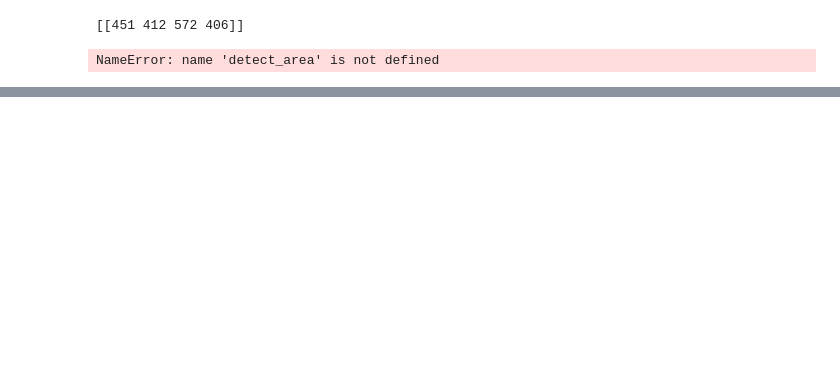
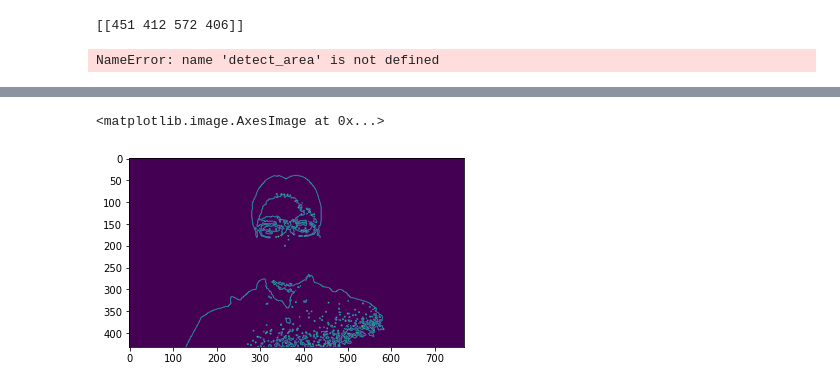
Before and after one commit to ess4536/miso-app, a Jupyter notebook: miso_shoulder.ipynb, the cells around one changed output, grey strips where cells are left out. Cells and saved outputs as stored; diff of their text form; code cells hidden in the pictures; blank space fills up the shorter version.

```diff
--- a/miso_shoulder.ipynb
+++ b/miso_shoulder.ipynb
@@ -554,0 +617,7 @@ class MyImage(object):
+# %%
+canny_image = cv2.Canny(gray_image, 50, 110)
+# %%
+plt.imshow(canny_image)
+# %% [output]
+<matplotlib.image.AxesImage at 0x...>
+[figure, added]
```
Also changed, not shown: parts of 8 cells of this notebook, 1 other file.
